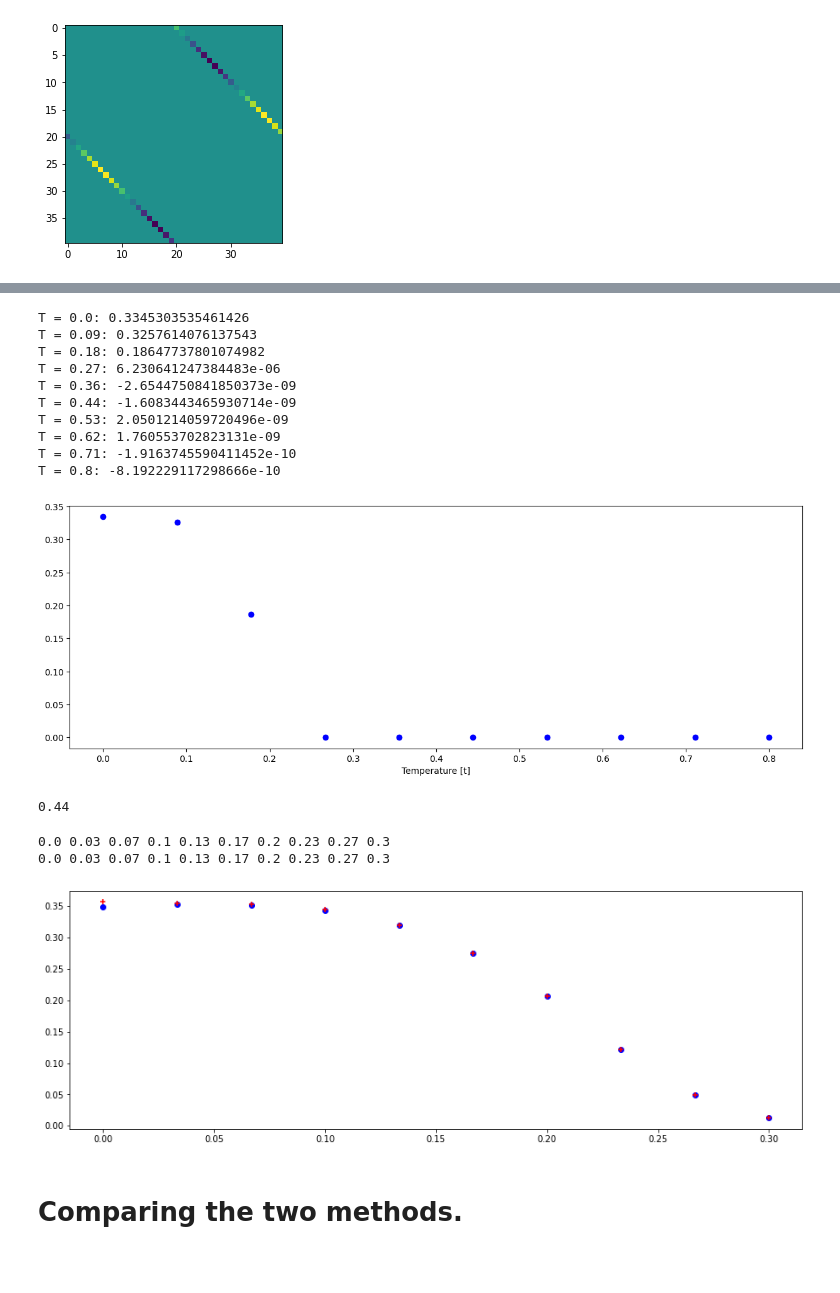
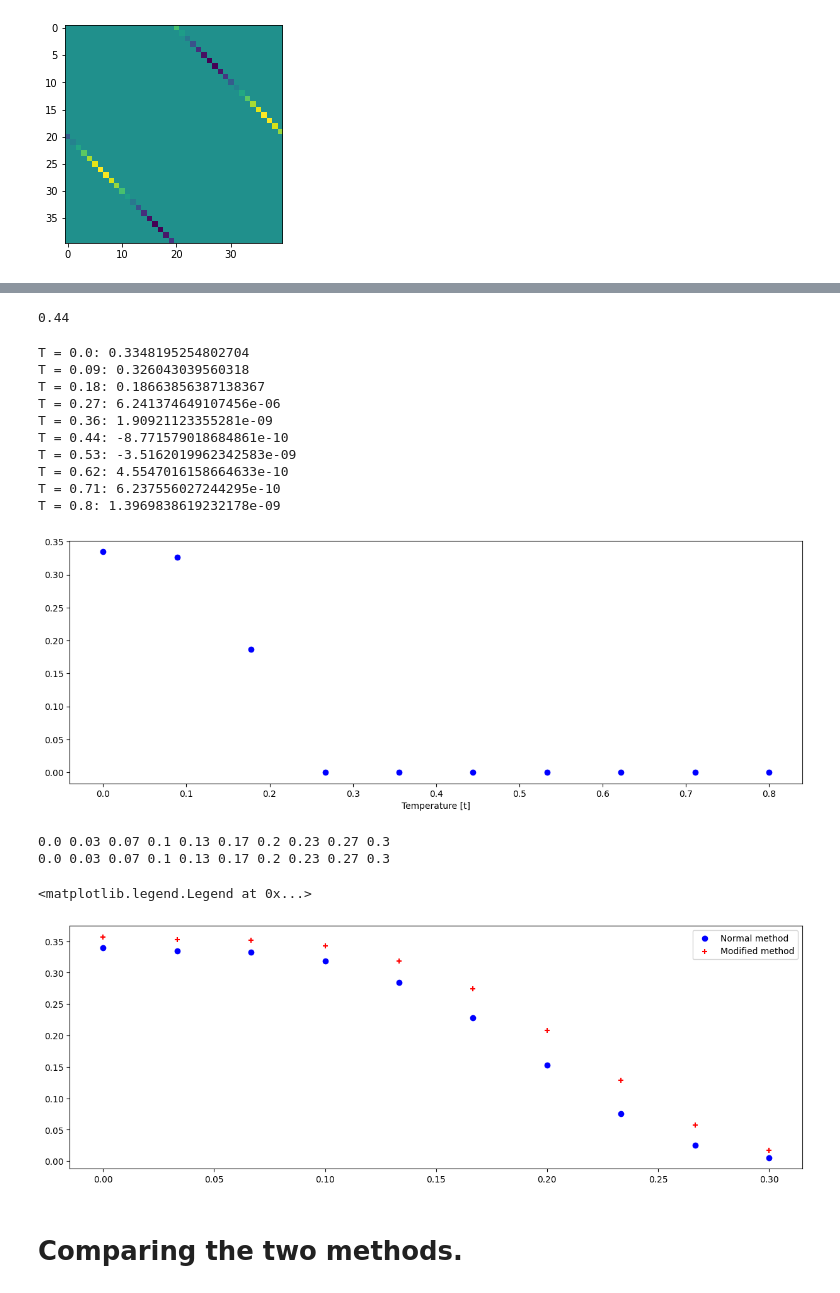
Before and after one commit to axeltib/BdG-numerical, a Jupyter notebook: code/spin_chain.ipynb, the cells around one changed output, grey strips where cells are left out. Drawn from its saved outputs; the diff is of its cells as text; code cells hidden in the pictures; blank space fills up the shorter version.

Commit message:
add runs for comparison of the two methods

```diff
--- a/code/spin_chain.ipynb
+++ b/code/spin_chain.ipynb
@@ -53,7 +53,7 @@ Nc = 2
 t = 1
 mu = 0.5 * t
 
-T_set = np.linspace(0, 0.5, 7)
+T_set = np.linspace(0, 1, 5)
 num_iter = 100
 
 fig, axs = plt.subplots(1,len(T_set), figsize=(25,5))
@@ -80,3 +77,7 @@ for i, T in enumerate(T_set):
+# %%
+3.52/2 * 0.25
+# %% [output]
+0.44
 # %%
 # Calculating the gap parameter amplitude
 N = 20
@@ -103,59 +104,60 @@ for i, T in enumerate(T_set):
     axs.scatter(T, np.mean(np.real(delta_diag)), c="b")
     axs.set_xlabel("Temperature [t]")
 # %% [output]
-T = 0.0: 0.3345303535461426
-T = 0.09: 0.3257614076137543
-T = 0.18: 0.18647737801074982
-T = 0.27: 6.230641247384483e-06
-T = 0.36: -2.6544750841850373e-09
-T = 0.44: -1.6083443465930714e-09
-T = 0.53: 2.0501214059720496e-09
-T = 0.62: 1.760553702823131e-09
-T = 0.71: -1.9163745590411452e-10
-T = 0.8: -8.192229117298666e-10
+T = 0.0: 0.3348195254802704
+T = 0.09: 0.326043039560318
+T = 0.18: 0.18663856387138367
+T = 0.27: 6.241374649107456e-06
+T = 0.36: 1.90921123355281e-09
+T = 0.44: -8.771579018684861e-10
+T = 0.53: -3.5162019962342583e-09
+T = 0.62: 4.5547016158664633e-10
+T = 0.71: 6.237556027244295e-10
+T = 0.8: 1.3969838619232178e-09
 [figure]
-# %%
-Tc = 0.25
-3.52/2 * Tc
-# %% [output]
-0.44
 # %%
 N = 20
-Nc = 2
+Nc = 6
 
-t = 10
-mu = 1*t
+t = 1
+mu = 0.1*t
 num_iter = 10
 T_set = np.linspace(0, 0.3, 10)
 
 # Calculating the gap parameter amplitude
 fig, axs = plt.subplots(1, figsize=(15,5))
 
 # Creating a BdG instance
 solver = BdG_method(N, Nc, mu, t, 0, num_iter)
 for i, T in enumerate(T_set):
     print(round(T, 2), end=" ")
     solver.set_temperature(T)
     last_delta = solver.run_solver()
-    axs.scatter(T, np.mean(np.real(np.diag(solver.delta)))/t, c="b")
+    if i == 0:
+        axs.scatter(T, np.mean(np.real(np.diag(solver.delta)))/t, color="blue", label="Normal method")
+    else:
+        axs.scatter(T, np.mean(np.real(np.diag(solver.delta)))/t, color="blue")
 
 print("")
 
-t = 1
-mu = 1*t
 
 # Creating a BdG instance
-solver = BdG_method(N, Nc, mu, t, 0, num_iter)
+solver = MBdG_method(N, Nc, mu, t, 0, num_iter)
 for i, T in enumerate(T_set):
     print(round(T, 2), end=" ")
     solver.set_temperature(T)
     last_delta = solver.run_solver()
+    if i == 0:
+        axs.scatter(T, np.mean(np.real(np.diag(solver.delta)))/t, color="red", marker="+", label="Modified method")
+    else:
+        axs.scatter(T, np.mean(np.real(np.diag(solver.delta)))/t, color="red", marker="+")
 
-    axs.scatter(T, np.mean(np.real(np.diag(solver.delta)))/t, color="red", marker="+")
+axs.legend()
 # %% [output]
 0.0 0.03 0.07 0.1 0.13 0.17 0.2 0.23 0.27 0.3
 0.0 0.03 0.07 0.1 0.13 0.17 0.2 0.23 0.27 0.3
+<matplotlib.legend.Legend at 0x...>
-[figure, old version]
+[figure, new version]
 # %% [markdown]
 # Comparing the two methods.
 # %%
```
Also changed, not shown: parts of 6 cells of this notebook, 4 other files.
